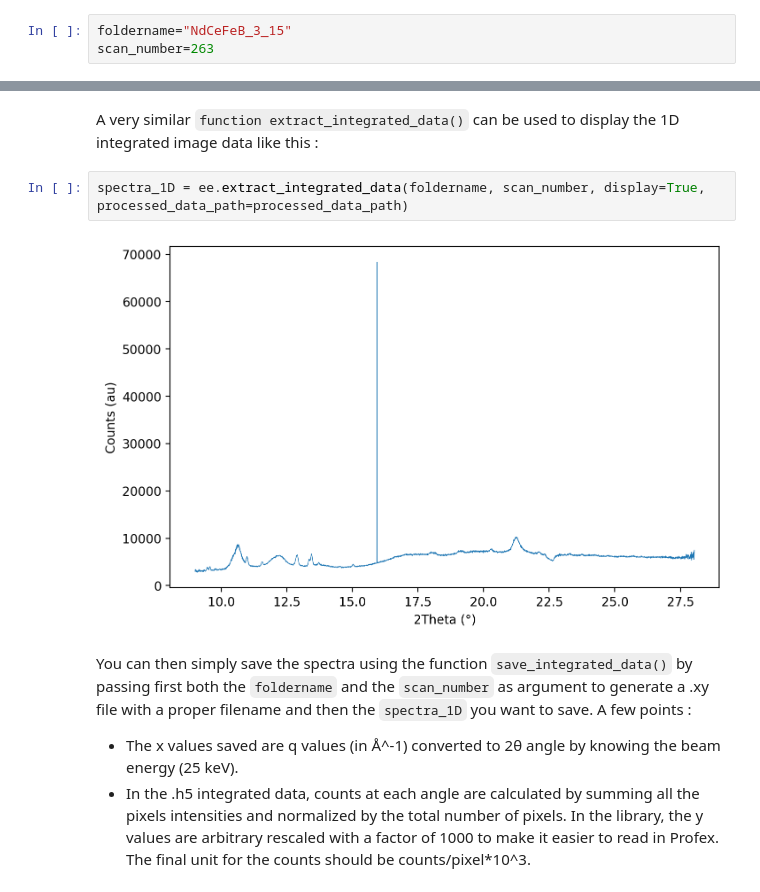
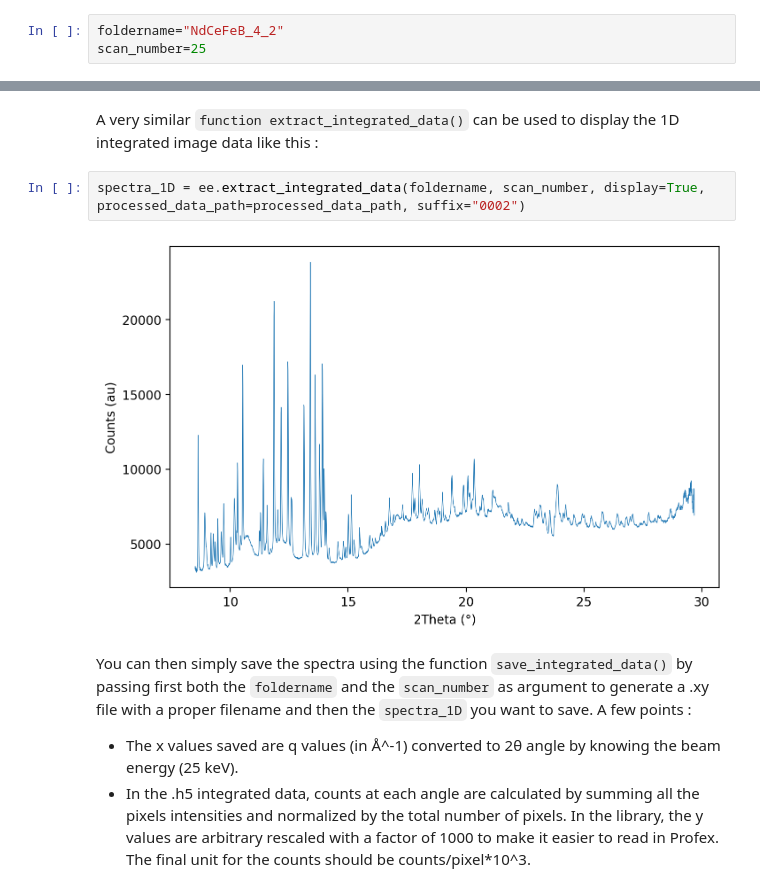
Before and after one commit to Escouflenfer/Extract_ESRF_Data, a Jupyter notebook: Extract_ESRF-Data.ipynb, the cells around one changed output, grey strips where cells are left out. Saved outputs shown, nothing was run; the diff lists cells and outputs as text.

```diff
--- a/Extract_ESRF-Data.ipynb
+++ b/Extract_ESRF-Data.ipynb
@@ -51,8 +51,8 @@ Now that everything is setup you can download or import your raw data files from
 # %% [markdown]
 You can define the variable `foldername` to be the folder that contains the data you want to see, here is an example with NdFeB_7-17 dataset for the scan number 31:
 # %%
-foldername="NdCeFeB_3_15"
-scan_number=263
+foldername="NdCeFeB_4_2"
+scan_number=25
 # %% [markdown]
 Then you can call the function `extract_CdTe_data()` by specifiying both the foldername and the scan_number in argument. A few details about this function :
 - The function actually returns an array containing the count on each pixel of the 2D camera. You can eventually save the content of image_2D if needed.
@@ -66,9 +66,9 @@ image_2D, metadata = ee.extract_CdTe_data(foldername, scan_number, display=True,
 # %% [markdown]
 A very similar `function extract_integrated_data()` can be used to display the 1D integrated image data like this :
 # %%
-spectra_1D = ee.extract_integrated_data(foldername, scan_number, display=True, processed_data_path=processed_data_path)
+spectra_1D = ee.extract_integrated_data(foldername, scan_number, display=True, processed_data_path=processed_data_path, suffix="0002")
 # %% [output]
-[figure, old version]
+[figure, new version]
 # %% [markdown]
 You can then simply save the spectra using the function `save_integrated_data()` by passing first both the `foldername` and the `scan_number` as argument to generate a .xy file with a proper filename and then the `spectra_1D` you want to save. A few points :
 - The x values saved are q values (in Å^-1) converted to 2θ angle by knowing the beam energy (25 keV).
```
Also changed, not shown: parts of 7 cells of this notebook, 1 other file.
